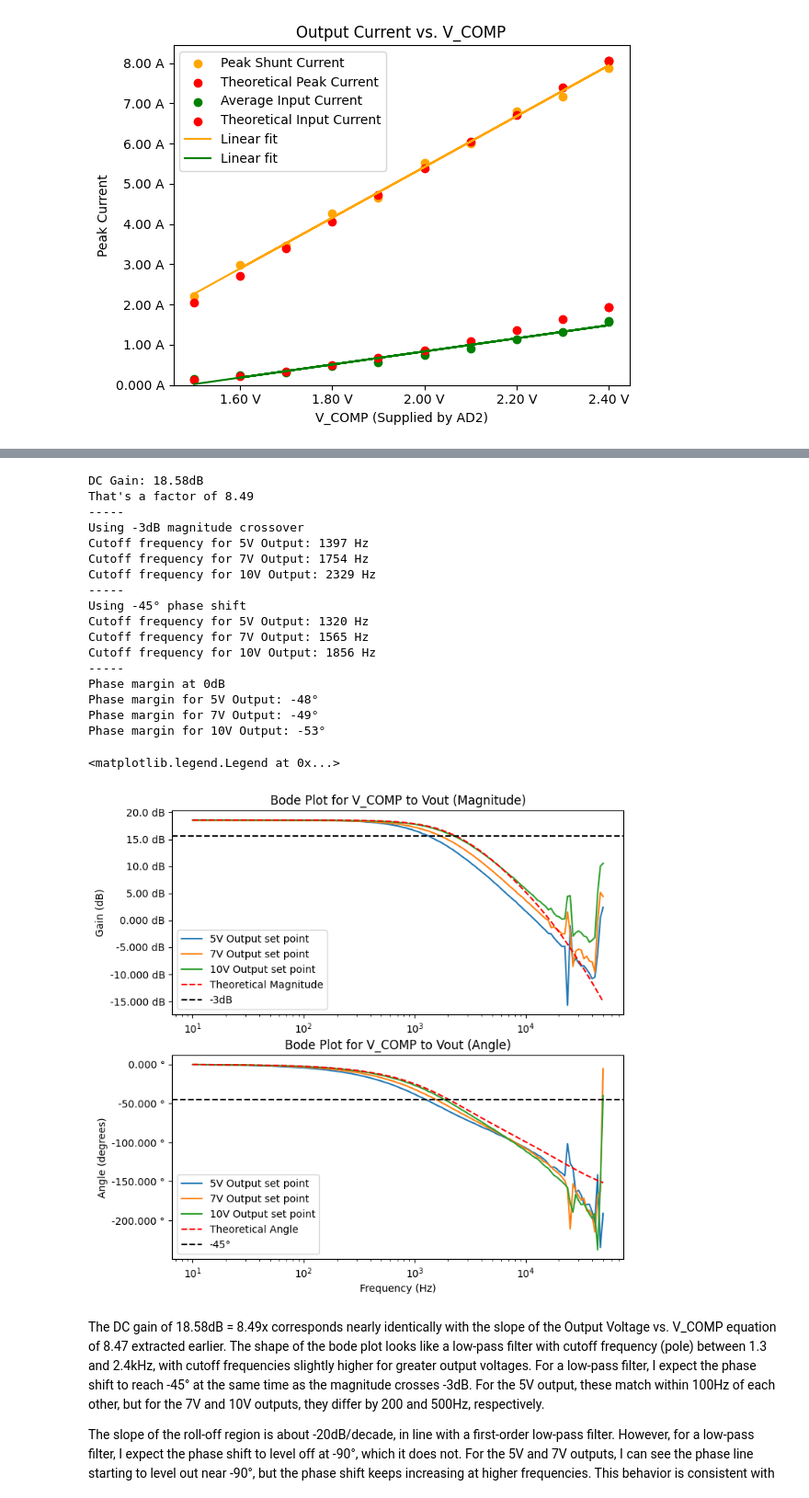
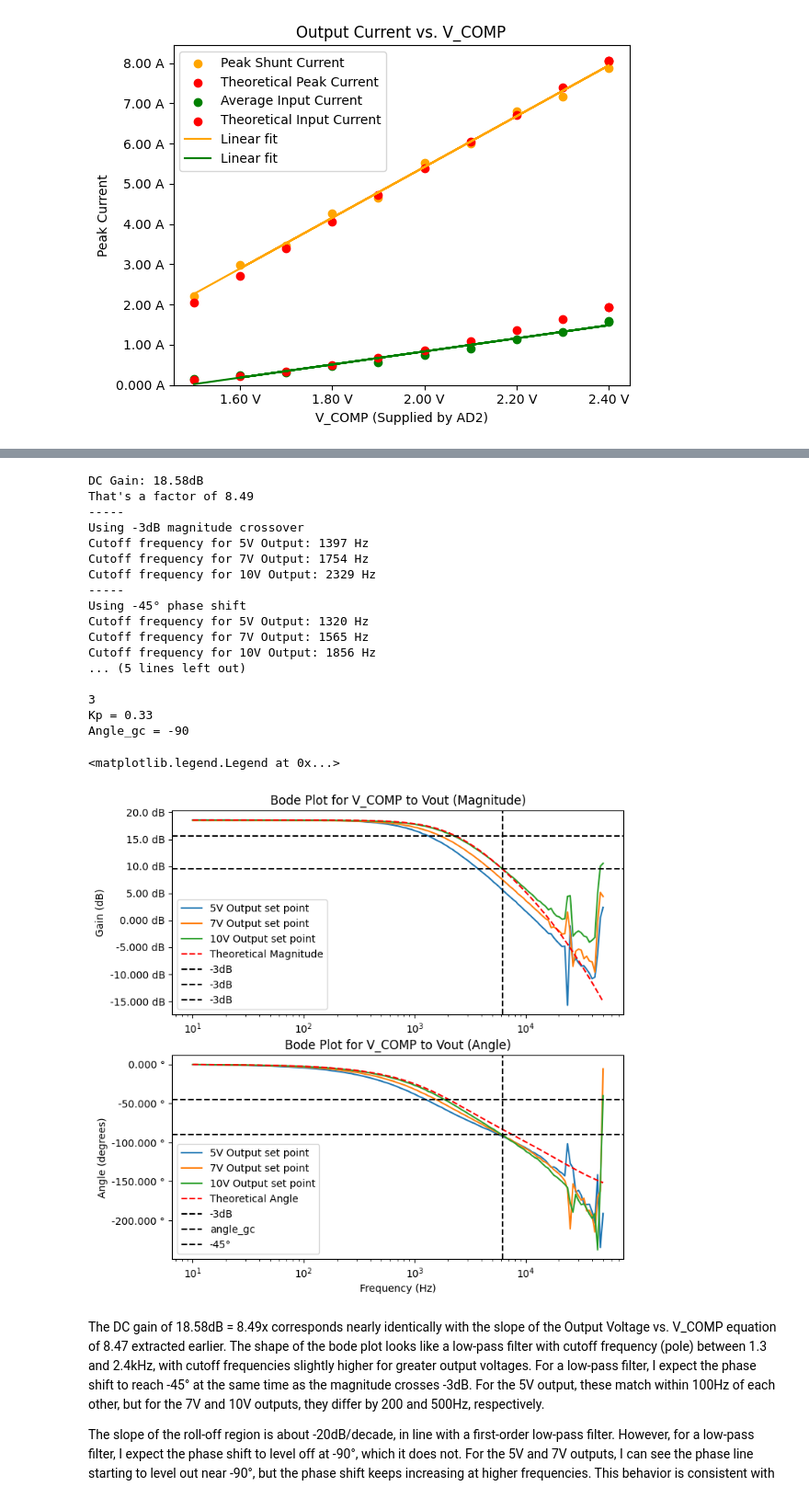
Before and after one commit to ianeyk/power-electronics, a Jupyter notebook: Lab 9/Lab9_report.ipynb, the cells around one changed output, grey strips where cells are left out. Shown at 92% size. Saved outputs shown, nothing was run; the diff lists cells and outputs as text; code cells hidden in the pictures.

```diff
--- a/Lab 9/Lab9_report.ipynb
+++ b/Lab 9/Lab9_report.ipynb
@@ -163,44 +163,59 @@ G = 1 / ((s / 2.4e3) + 1) / ((s / 2.4e4) + 1) # optimized for 10V out
 theoretical_mag = 20 * np.log10(np.abs(G)) + dc_gain
 theoretical_angle = np.rad2deg(np.angle(G))
 
+s_gc = Fs / 8
+G_gc = 3
+Kp = 1 / np.abs(G_gc)
+print()
+print(G_gc)
+print(f"Kp = {np.round(Kp, 2)}")
+
+angle_gc = -90
+print(f"Angle_gc = {angle_gc}")
+
+
 fig, (ax1, ax2) = plt.subplots(nrows = 2, ncols = 1, sharex = False, sharey = False, figsize = (8, 8))
 helper.axes_labels("", "Hz", "Gain (dB)", "dB", title = "Bode Plot for V_COMP to Vout (Magnitude)", ax = ax1)
 ax1.semilogx(lab9_bode_5V["Frequency (Hz)"], lab9_bode_5V["Channel 2 Magnitude (dB)"], linestyle = "solid", label = "5V Output set point")
 ax1.semilogx(lab9_bode_7V["Frequency (Hz)"], lab9_bode_7V["Channel 2 Magnitude (dB)"], linestyle = "solid", label = "7V Output set point")
 ax1.semilogx(lab9_bode_10V["Frequency (Hz)"], lab9_bode_10V["Channel 2 Magnitude (dB)"], linestyle = "solid", label = "10V Output set point")
 ax1.semilogx(lab9_bode_10V["Frequency (Hz)"], theoretical_mag, linestyle = "dashed", color = "red", label = "Theoretical Magnitude")
+ax1.axvline(x = s_gc, linestyle = "dashed", color = "black", label = "-3dB")
 ax1.axhline(y = dc_gain - 3, linestyle = "dashed", color = "black", label = "-3dB")
+ax1.axhline(y = np.log10(G_gc) * 20, linestyle = "dashed", color = "black", label = "-3dB")
 ax1.legend(loc = "lower left")
 
 helper.axes_labels("Frequency (Hz)", "Hz", "Angle (degrees)", "°", title = "Bode Plot for V_COMP to Vout (Angle)", ax = ax2)
 # ax2.set_ylabel("Angle (°)")
 # ax2.set_xlabel("Frequency (Hz)")
 ax2.semilogx(lab9_bode_5V["Frequency (Hz)"], np.unwrap(lab9_bode_5V["Channel 2 Phase (deg)"], period = 360), linestyle = "solid", label = "5V Output set point")
 ax2.semilogx(lab9_bode_7V["Frequency (Hz)"], np.unwrap(lab9_bode_7V["Channel 2 Phase (deg)"], period = 360), linestyle = "solid", label = "7V Output set point")
 ax2.semilogx(lab9_bode_10V["Frequency (Hz)"], np.unwrap(lab9_bode_10V["Channel 2 Phase (deg)"], period = 360), linestyle = "solid", label = "10V Output set point")
 ax2.semilogx(lab9_bode_10V["Frequency (Hz)"], theoretical_angle, linestyle = "dashed", color = "red", label = "Theoretical Angle")
+ax2.axvline(x = s_gc, linestyle = "dashed", color = "black", label = "-3dB")
+ax2.axhline(y = angle_gc, linestyle = "dashed", color = "black", label = "angle_gc")
 ax2.axhline(y = -45, linestyle = "dashed", color = "black", label = "-45°")
 ax2.legend(loc = "lower left")
 # %% [output]
 DC Gain: 18.58dB
 That's a factor of 8.49
 -----
 Using -3dB magnitude crossover
 Cutoff frequency for 5V Output: 1397 Hz
 Cutoff frequency for 7V Output: 1754 Hz
 Cutoff frequency for 10V Output: 2329 Hz
 -----
 Using -45° phase shift
 Cutoff frequency for 5V Output: 1320 Hz
 Cutoff frequency for 7V Output: 1565 Hz
 Cutoff frequency for 10V Output: 1856 Hz
------
-Phase margin at 0dB
-Phase margin for 5V Output: -48°
-Phase margin for 7V Output: -49°
-Phase margin for 10V Output: -53°
+... (5 lines left out)
+
+3
+Kp = 0.33
+Angle_gc = -90
 <matplotlib.legend.Legend at 0x...>
-[figure, old version]
+[figure, new version]
 # %% [markdown]
 The DC gain of 18.58dB = 8.49x corresponds nearly identically with the slope of the Output Voltage vs. V_COMP equation of 8.47 extracted earlier. The shape of the bode plot looks like a low-pass filter with cutoff frequency (pole) between 1.3 and 2.4kHz, with cutoff frequencies slightly higher for greater output voltages. For a low-pass filter, I expect the phase shift to reach -45° at the same time as the magnitude crosses -3dB. For the 5V output, these match within 100Hz of each other, but for the 7V and 10V outputs, they differ by 200 and 500Hz, respectively.
 
```
Also changed, not shown: parts of 1 cell of this notebook, 15 other files.
